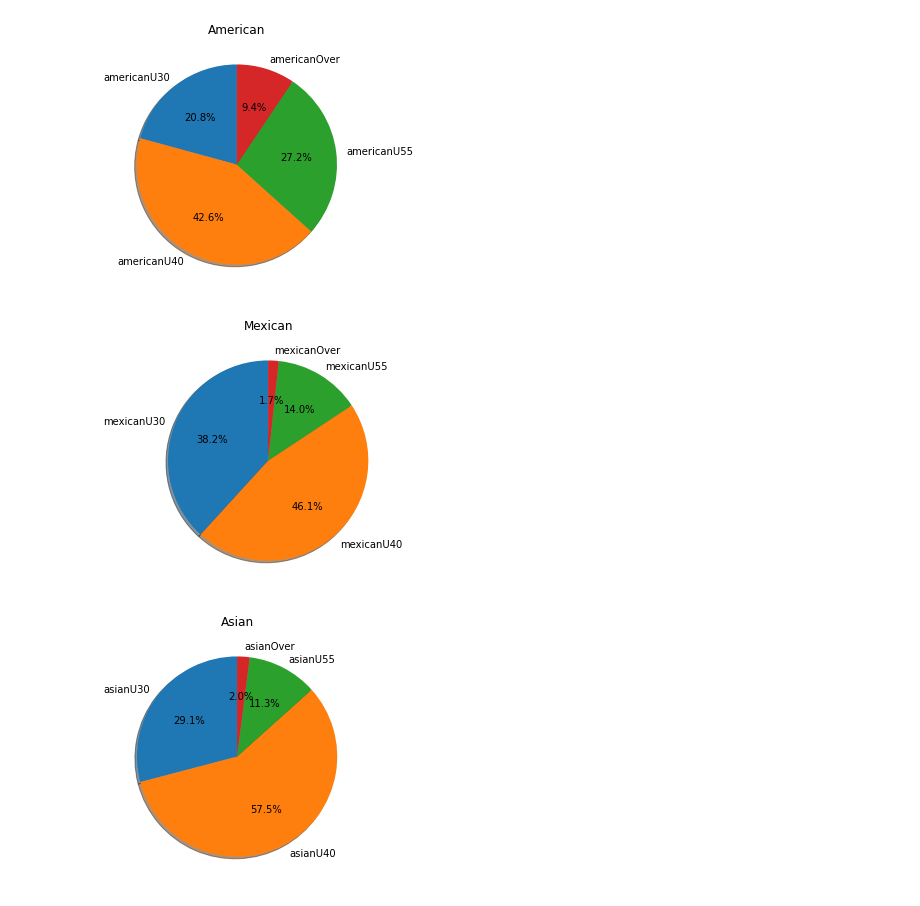
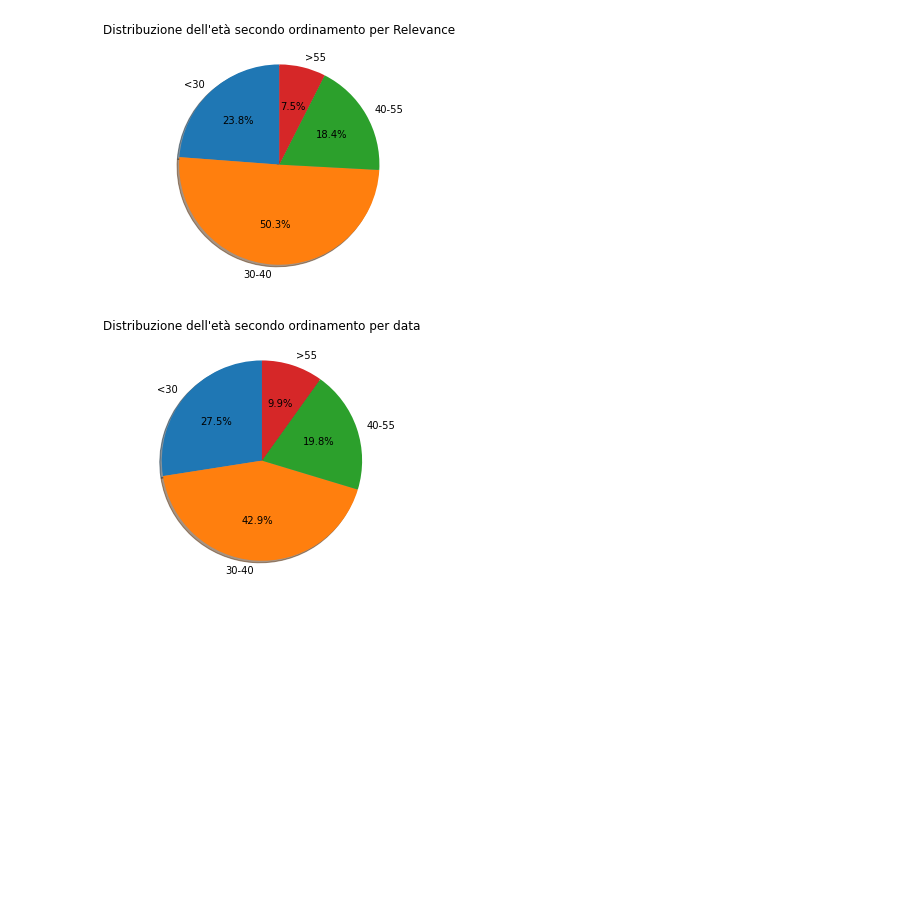
Before and after one commit to EleonoraBartolomucci/Fairness, a Jupyter notebook: Esperimenti/MelaTerzoEsperimentoGraficiATorta.ipynb, the cells around one changed output. Cells and saved outputs as stored; diff of their text form; code cells hidden in the pictures; blank space fills up the shorter version.

```diff
--- a/Esperimenti/MelaTerzoEsperimentoGraficiATorta.ipynb
+++ b/Esperimenti/MelaTerzoEsperimentoGraficiATorta.ipynb
@@ -46,8 +46,14 @@ dfd['age'] = pd.to_numeric(dfd['age'], errors='coerce').fillna(0).astype(np.int6
 dfr = dfr[(dfr['age']!= 0 )]
 # %%
 dfr = dfr[(dfr['number']<=20)]
-print(dfr['number'])
-undertrenta = len(dfr[(dfr['age']<=30) & (dfr['number']<=20)])
-trentaquaranta = len(dfr[(dfr['age']>30) & (dfr['age']<40) & (dfr['number']<=20)])
-quarantacinquanta = len(dfr[(dfr['age']>=40) & (dfr['age']<55) & (dfr['number']<=20)])
-overcinquanta = len(dfr[(dfr['age']>=55) & (dfr['number']<=20)])
+undertrenta_relevance = len(dfr[(dfr['age']<=30) & (dfr['number']<=20)])
+trentaquaranta_relevance = len(dfr[(dfr['age']>30) & (dfr['age']<40) & (dfr['number']<=20)])
+quarantacinquanta_relevance = len(dfr[(dfr['age']>=40) & (dfr['age']<55) & (dfr['number']<=20)])
+overcinquanta_relevance = len(dfr[(dfr['age']>=55) & (dfr['number']<=20)])
+
+
+dfd = dfd[(dfd['number']<=20)]
+undertrenta_data = len(dfd[(dfd['age']<=30) & (dfd['number']<=20)])
+trentaquaranta_data = len(dfd[(dfd['age']>30) & (dfd['age']<40) & (dfd['number']<=20)])
+quarantacinquanta_data = len(dfd[(dfd['age']>=40) & (dfd['age']<55) & (dfd['number']<=20)])
+overcinquanta_data = len(dfd[(dfd['age']>=55) & (dfd['number']<=20)])
@@ -67,28 +60,19 @@ Name: number, Length: 147, dtype: int64
 # %%
-labels = ['americanU30', 'americanU40', 'americanU55', 'americanOver']
-sizes = [americanU30, americanU40, americanU55, americanOver]
+labels = ['<30', '30-40', '40-55', '>55']
+sizes = [undertrenta_relevance, trentaquaranta_relevance, quarantacinquanta_relevance, overcinquanta_relevance]
 explode = [0, 0, 0, 0]
 fig, ax1 = plt.subplots()
 ax1.pie(sizes, explode=explode, labels=labels, autopct='%1.1f%%', shadow=True, startangle=90)
-ax1.set_title("American")
+ax1.set_title("Distribuzione dell'età secondo ordinamento per Relevance")
 fig.tight_layout()
 
-labels = ['mexicanU30', 'mexicanU40', 'mexicanU55', 'mexicanOver']
-sizes = [mexicanU30, mexicanU40, mexicanU55, mexicanOver]
+labels = ['<30', '30-40', '40-55', '>55']
+sizes = [undertrenta_data, trentaquaranta_data, quarantacinquanta_data, overcinquanta_data]
 explode = [0, 0, 0, 0]
 fig, ax1 = plt.subplots()
 ax1.pie(sizes, explode=explode, labels=labels, autopct='%1.1f%%', shadow=True, startangle=90)
-ax1.set_title("Mexican")
+ax1.set_title("Distribuzione dell'età secondo ordinamento per data")
 fig.tight_layout()
-
-labels = ['asianU30', 'asianU40', 'asianU55', 'asianOver']
-sizes = [asianU30, asianU40, asianU55, asianOver]
-explode = [0, 0, 0, 0]
-fig, ax1 = plt.subplots()
-ax1.pie(sizes, explode=explode, labels=labels, autopct='%1.1f%%', shadow=True, startangle=90)
-ax1.set_title("Asian")
-fig.tight_layout()
 # %% [output]
-[figure, old version]
+[figure, new version]
-[figure, old version]
+[figure, new version]
-[figure, removed]
```
Also changed, not shown: parts of 6 cells of this notebook.
